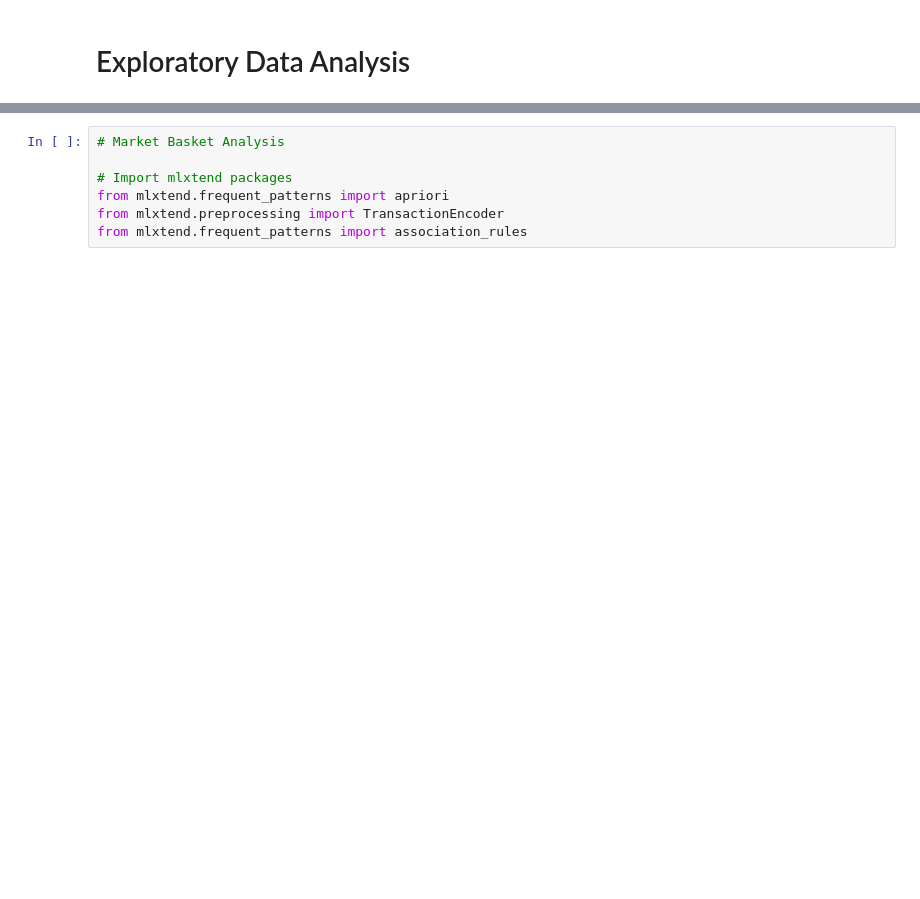
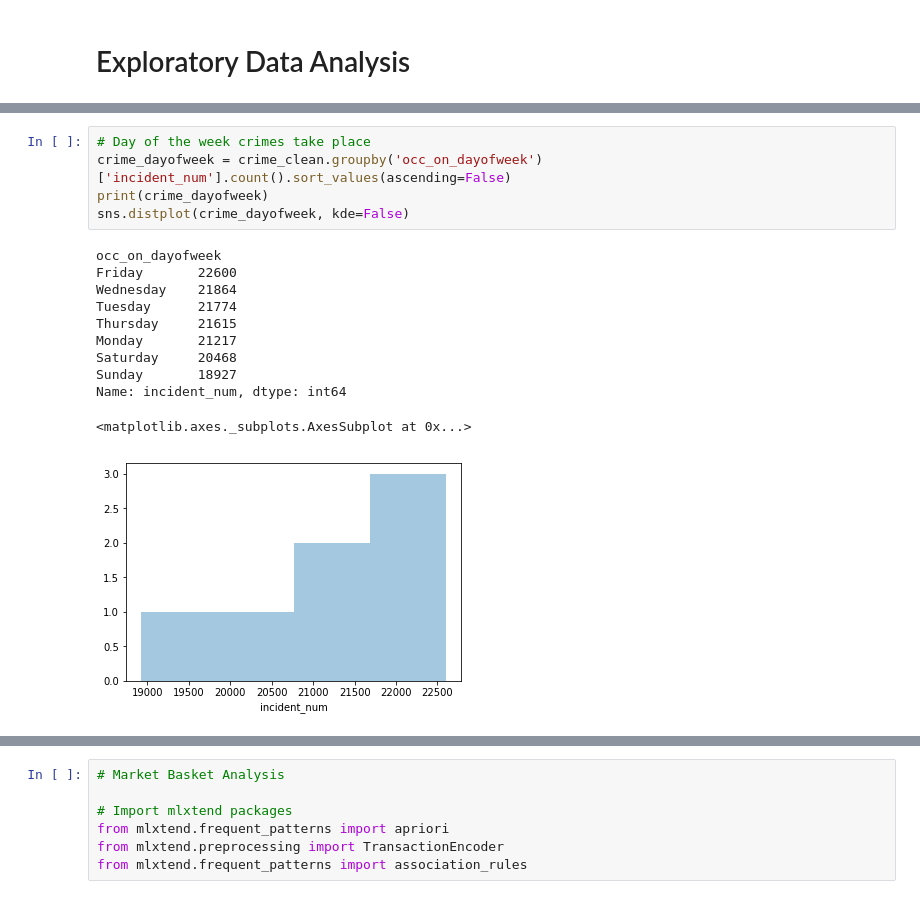
Before and after one commit to jpeterson28/DSCT_Capstone1, a Jupyter notebook: Code.ipynb, the cells around one changed output, grey strips where cells are left out. Saved outputs shown, nothing was run; the diff lists cells and outputs as text; blank space fills up the shorter version.

```diff
--- a/Code.ipynb
+++ b/Code.ipynb
@@ -187,0 +225,17 @@ sns.heatmap(crime_cat_zip_tab)
+# %%
+# Day of the week crimes take place
+crime_dayofweek = crime_clean.groupby('occ_on_dayofweek')['incident_num'].count().sort_values(ascending=False)
+print(crime_dayofweek)
+sns.distplot(crime_dayofweek, kde=False)
+# %% [output]
+occ_on_dayofweek
+Friday       22600
+Wednesday    21864
+Tuesday      21774
+Thursday     21615
+Monday       21217
+Saturday     20468
+Sunday       18927
+Name: incident_num, dtype: int64
+<matplotlib.axes._subplots.AxesSubplot at 0x...>
+[figure, added]
```
Also changed, not shown: parts of 15 cells of this notebook.
